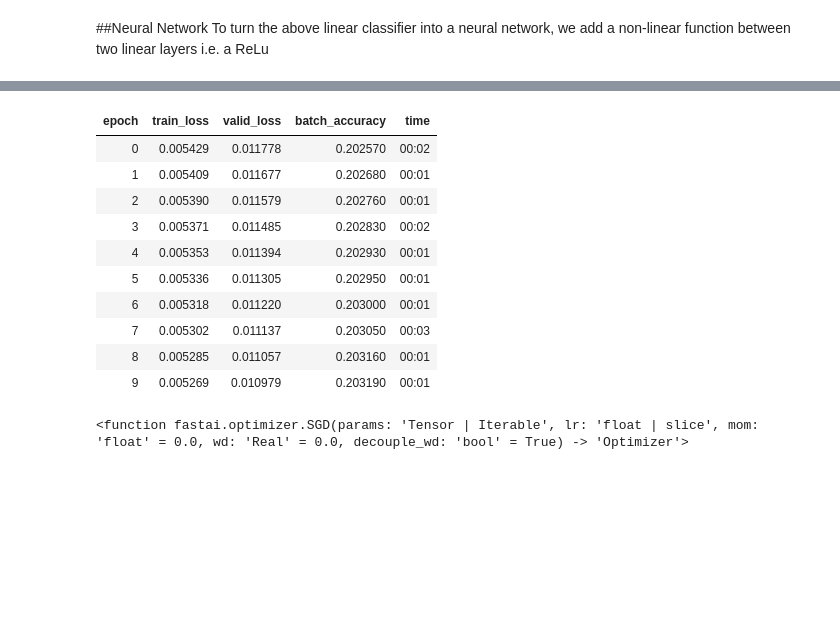
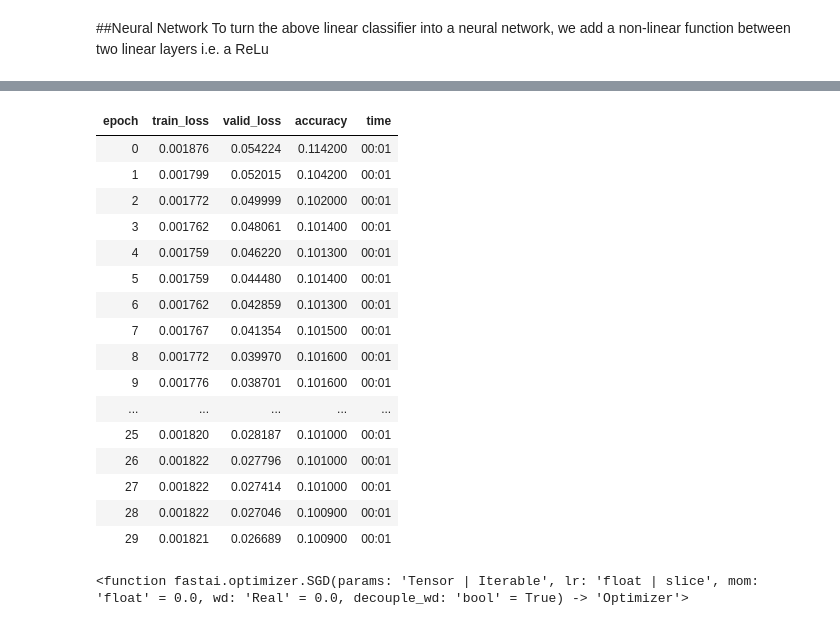
Before and after one commit to rubanzasilva/mnist_basics, a Jupyter notebook: Copy_of_mnist_full_ds_checkpoint.ipynb, the cells around one changed output, grey strips where cells are left out. Saved outputs shown, nothing was run; the diff lists cells and outputs as text; code cells hidden in the pictures; blank space fills up the shorter version.

```diff
--- a/Copy_of_mnist_full_ds_checkpoint.ipynb
+++ b/Copy_of_mnist_full_ds_checkpoint.ipynb
@@ -438,25 +458,35 @@ plot_function(F.relu)
 # %%
 simple_net = nn.Sequential(
-    nn.Linear(28*28,30),
+    nn.Linear(28*28,90),
+    nn.ReLU(),
+    nn.Linear(90,60),
+    nn.ReLU(),
+    nn.Linear(60,30),
     nn.ReLU(),
     nn.Linear(30,10)
 )
 # %%
-learn = Learner(dls,simple_net,opt_func=SGD,loss_func=mnist_loss,metrics=batch_accuracy)
+learn = Learner(dls,simple_net,opt_func=SGD,loss_func=mnist_loss,metrics=accuracy)
 # %%
-learn.fit(10,0.1)
+learn.fit(30,0.1)
 # %% [output]
-| epoch | train_loss | valid_loss | batch_accuracy | time |
-| 0 | 0.005429 | 0.011778 | 0.202570 | 00:02 |
-| 1 | 0.005409 | 0.011677 | 0.202680 | 00:01 |
-| 2 | 0.005390 | 0.011579 | 0.202760 | 00:01 |
-| 3 | 0.005371 | 0.011485 | 0.202830 | 00:02 |
-| 4 | 0.005353 | 0.011394 | 0.202930 | 00:01 |
-| 5 | 0.005336 | 0.011305 | 0.202950 | 00:01 |
-| 6 | 0.005318 | 0.011220 | 0.203000 | 00:01 |
-| 7 | 0.005302 | 0.011137 | 0.203050 | 00:03 |
-| 8 | 0.005285 | 0.011057 | 0.203160 | 00:01 |
-| 9 | 0.005269 | 0.010979 | 0.203190 | 00:01 |
+| epoch | train_loss | valid_loss | accuracy | time |
+| 0 | 0.001876 | 0.054224 | 0.114200 | 00:01 |
+| 1 | 0.001799 | 0.052015 | 0.104200 | 00:01 |
+| 2 | 0.001772 | 0.049999 | 0.102000 | 00:01 |
+| 3 | 0.001762 | 0.048061 | 0.101400 | 00:01 |
+| 4 | 0.001759 | 0.046220 | 0.101300 | 00:01 |
+| 5 | 0.001759 | 0.044480 | 0.101400 | 00:01 |
+| 6 | 0.001762 | 0.042859 | 0.101300 | 00:01 |
+| 7 | 0.001767 | 0.041354 | 0.101500 | 00:01 |
+| 8 | 0.001772 | 0.039970 | 0.101600 | 00:01 |
+| 9 | 0.001776 | 0.038701 | 0.101600 | 00:01 |
+| ... | ... | ... | ... | ... |
+| 25 | 0.001820 | 0.028187 | 0.101000 | 00:01 |
+| 26 | 0.001822 | 0.027796 | 0.101000 | 00:01 |
+| 27 | 0.001822 | 0.027414 | 0.101000 | 00:01 |
+| 28 | 0.001822 | 0.027046 | 0.100900 | 00:01 |
+| 29 | 0.001821 | 0.026689 | 0.100900 | 00:01 |
 # %%
 SGD
 # %% [output]
```
Also changed, not shown: parts of 4 cells of this notebook.
